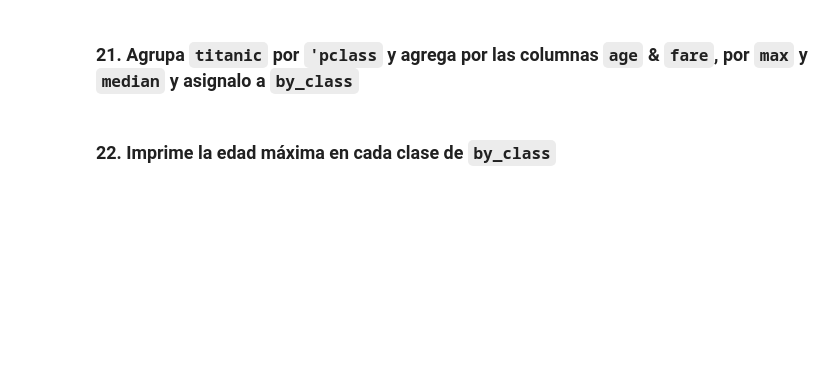
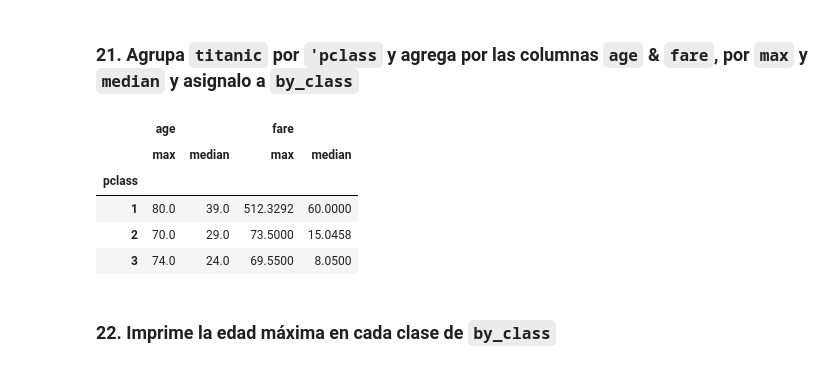
Before and after one commit to mgiljimenez/MGJ_Data_Bootcamp, a Jupyter notebook: 2-Data Analysis/2-Pandas/ejercicios/5-Pandas-EDA/10-titanic/Titanic.ipynb, the cells around one changed output. Drawn from its saved outputs; the diff is of its cells as text; code cells hidden in the pictures; blank space fills up the shorter version.

```diff
--- a/2-Data Analysis/2-Pandas/ejercicios/5-Pandas-EDA/10-titanic/Titanic.ipynb
+++ b/2-Data Analysis/2-Pandas/ejercicios/5-Pandas-EDA/10-titanic/Titanic.ipynb
@@ -250,4 +323,14 @@ df_rand
 # %% [markdown]
 ### 21.  Agrupa `titanic` por `'pclass` y agrega por las columnas `age` & `fare`, por `max` y `median` y asignalo a `by_class`
+# %%
+by_class=titanic.groupby("pclass")[["age","fare"]].aggregate(["max","median"])
+by_class
+# %% [output]
+|  | age |  | fare |  |
+|  | max | median | max | median |
+| pclass |  |  |  |  |
+| 1 | 80.0 | 39.0 | 512.3292 | 60.0000 |
+| 2 | 70.0 | 29.0 | 73.5000 | 15.0458 |
+| 3 | 74.0 | 24.0 | 69.5500 | 8.0500 |
 # %% [markdown]
 ### 22. Imprime la edad máxima en cada clase de `by_class`
```
Also changed, not shown: parts of 14 cells of this notebook, 37 other files.
